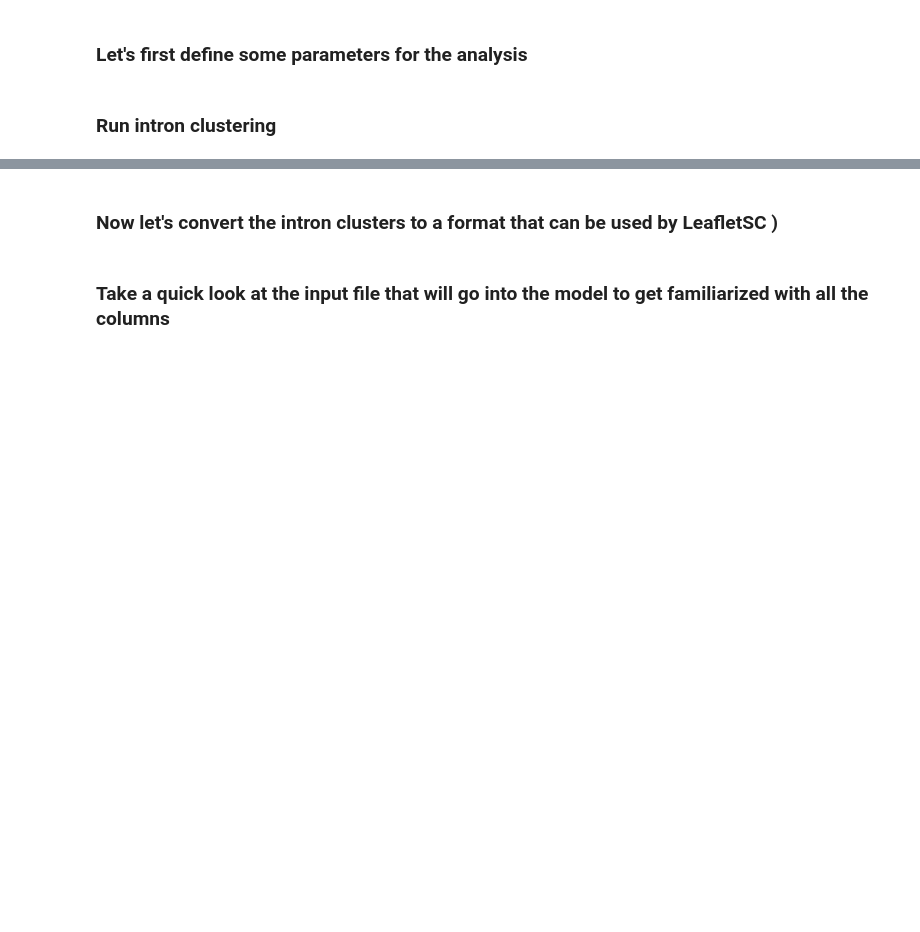
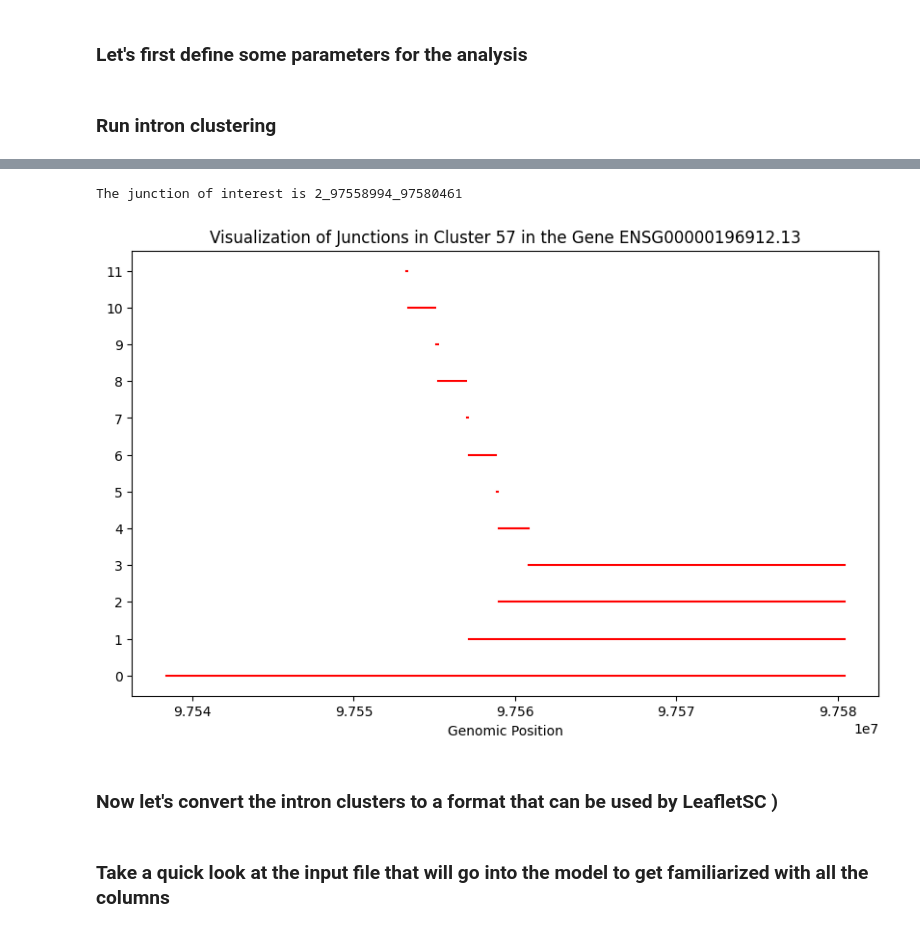
Before and after one commit to daklab/LeafletSC, a Jupyter notebook: Tutorials/01_run_intron_clustering.ipynb, the cells around one changed output, grey strips where cells are left out. Cells and saved outputs as stored; diff of their text form; code cells hidden in the pictures; blank space fills up the shorter version.

```diff
--- a/Tutorials/01_run_intron_clustering.ipynb
+++ b/Tutorials/01_run_intron_clustering.ipynb
@@ -76,3 +93,9 @@ KeyError: 'counts_total'
+# %%
+j = all_juncs_df.junction_id.sample(1).values[0]
+visualize_junctions(all_juncs_df, j)
+# %% [output]
+The junction of interest is 2_97558994_97580461
+[figure, added]
 # %% [markdown]
 ### Now let's convert the intron clusters to a format that can be used by LeafletSC )
 # %%
```
Also changed, not shown: parts of 3 cells of this notebook, 13 other files.
